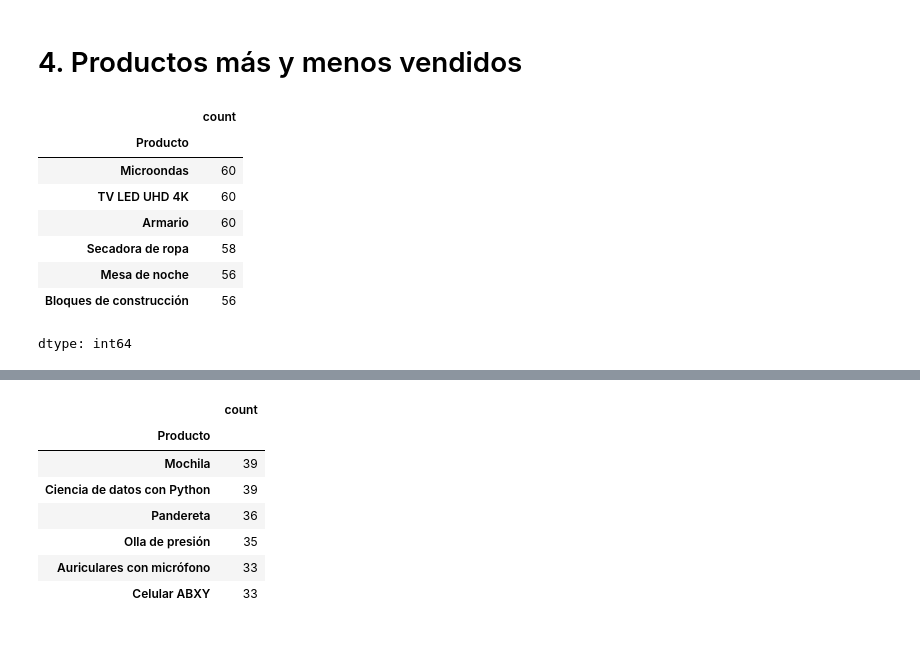
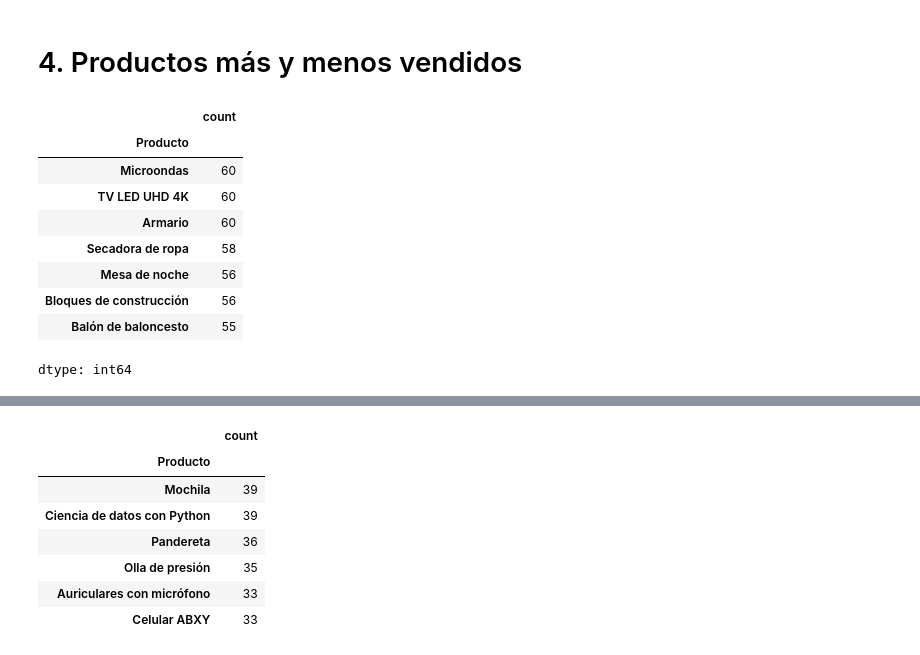
Before and after one commit to Anel-7/alura-store, a Jupyter notebook: alura_store.ipynb, the cells around one changed output, grey strips where cells are left out. Drawn from its saved outputs; the diff is of its cells as text; code cells hidden in the pictures.

```diff
--- a/alura_store.ipynb
+++ b/alura_store.ipynb
@@ -186,14 +186,16 @@ dtype: float64
 # %% [markdown]
 # 4. Productos más y menos vendidos
 # %%
-tienda.Producto.value_counts().head(6)
+tienda_promaventa = tienda.Producto.value_counts().head(7)
+tienda_promaventa
 # %% [output]
 |  | count |
 | Producto |  |
 | Microondas | 60 |
 | TV LED UHD 4K | 60 |
 | Armario | 60 |
 | Secadora de ropa | 58 |
 | Mesa de noche | 56 |
 | Bloques de construcción | 56 |
+| Balón de baloncesto | 55 |
 dtype: int64
```
Also changed, not shown: parts of 9 cells of this notebook.
